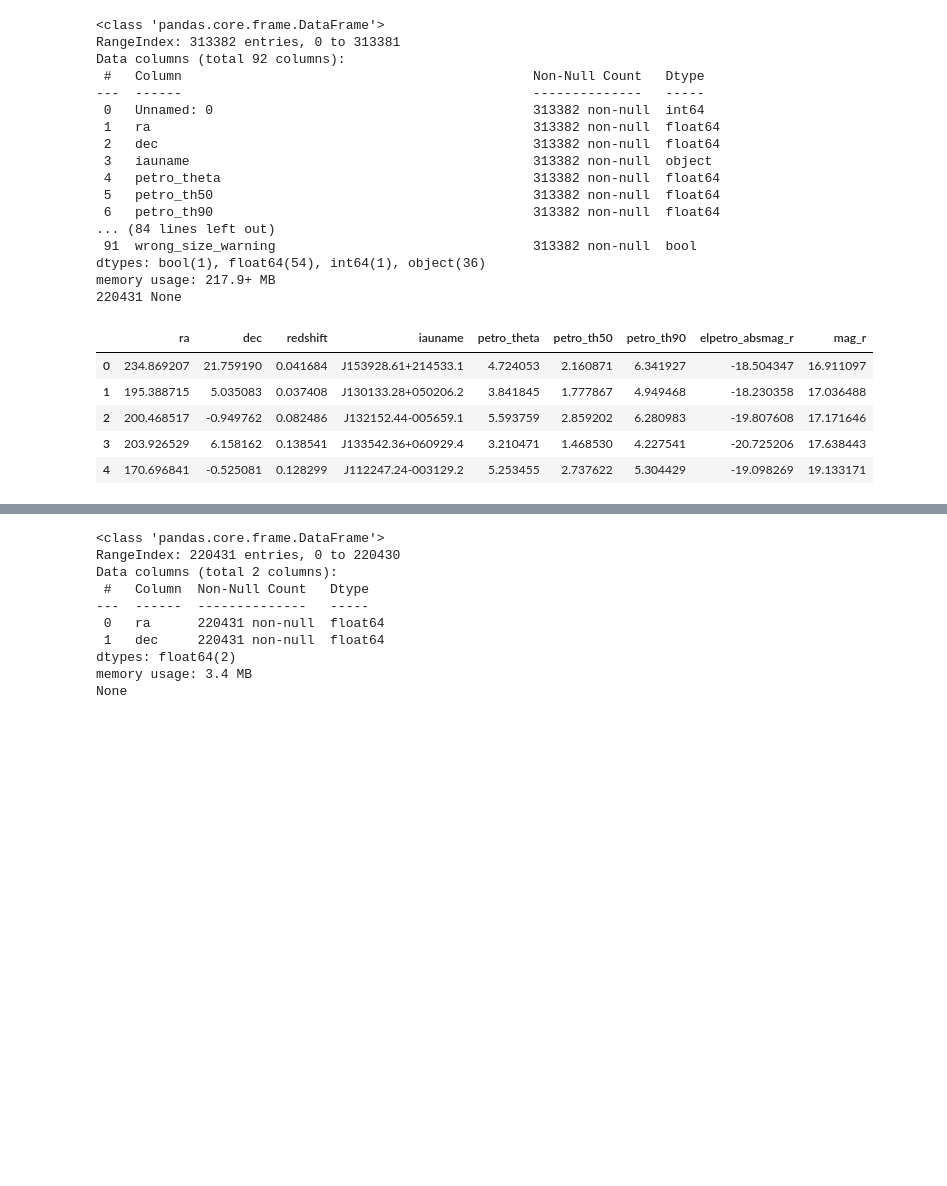
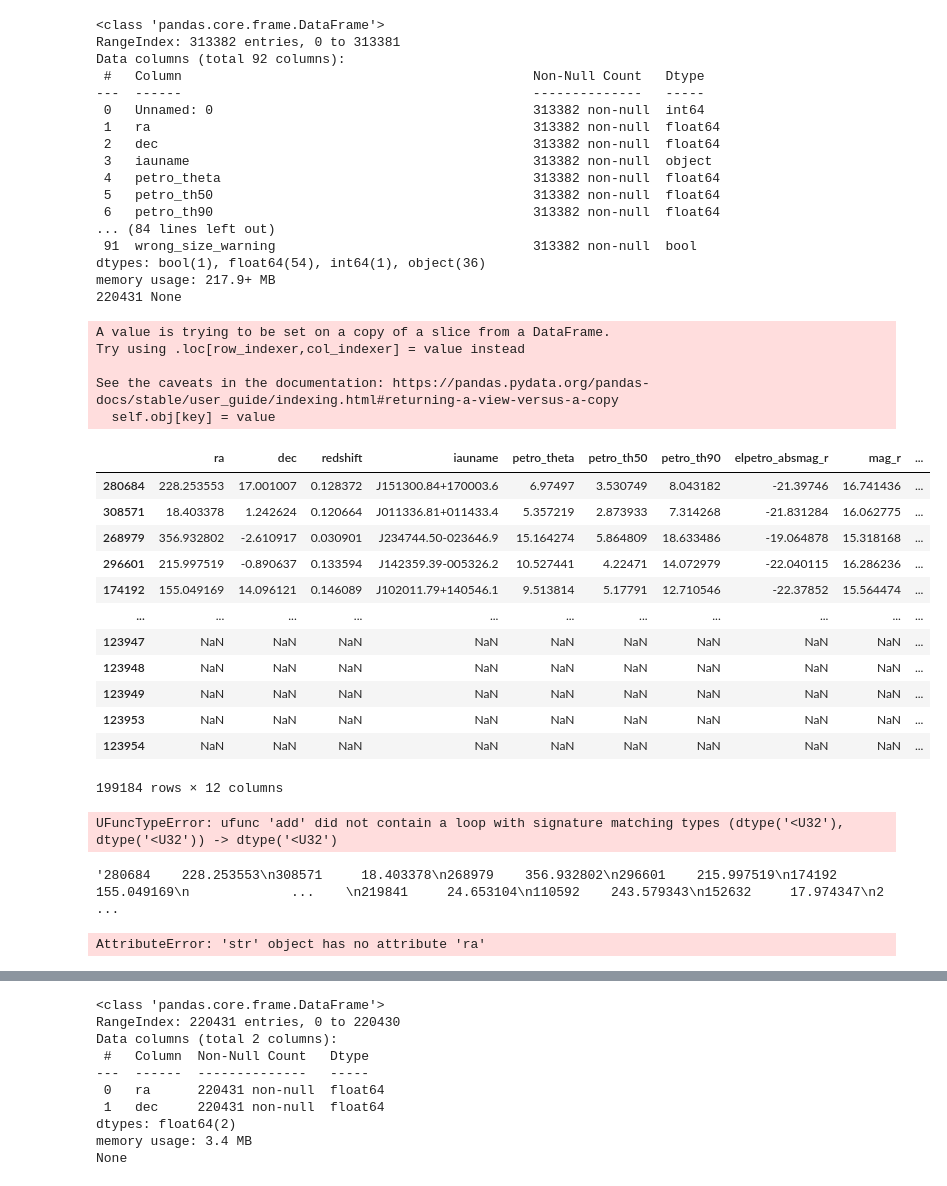
Before and after one commit to Astro-Astre/Pixel-based_DeepLearningTechnic, a Jupyter notebook: pred_sdss.ipynb, the cells around one changed output, grey strips where cells are left out. Saved outputs shown, nothing was run; the diff lists cells and outputs as text; code cells hidden in the pictures; blank space fills up the shorter version.

```diff
--- a/pred_sdss.ipynb
+++ b/pred_sdss.ipynb
@@ -29,17 +29,6 @@ Data columns (total 92 columns):
 dtypes: bool(1), float64(54), int64(1), object(36)
 memory usage: 217.9+ MB
 220431 None
-# %%
-decals_df = decals_df.loc[:,["ra", "dec", "redshift", "iauname", "petro_theta", "petro_th50", "petro_th90", "elpetro_absmag_r", "mag_r"]]
-# %%
-decals_df.head(5)
-# %% [output]
-|  | ra | dec | redshift | iauname | petro_theta | petro_th50 | petro_th90 | elpetro_absmag_r | mag_r |
-| 0 | 234.869207 | 21.759190 | 0.041684 | J153928.61+214533.1 | 4.724053 | 2.160871 | 6.341927 | -18.504347 | 16.911097 |
-| 1 | 195.388715 | 5.035083 | 0.037408 | J130133.28+050206.2 | 3.841845 | 1.777867 | 4.949468 | -18.230358 | 17.036488 |
-| 2 | 200.468517 | -0.949762 | 0.082486 | J132152.44-005659.1 | 5.593759 | 2.859202 | 6.280983 | -19.807608 | 17.171646 |
-| 3 | 203.926529 | 6.158162 | 0.138541 | J133542.36+060929.4 | 3.210471 | 1.468530 | 4.227541 | -20.725206 | 17.638443 |
-| 4 | 170.696841 | -0.525081 | 0.128299 | J112247.24-003129.2 | 5.253455 | 2.737622 | 5.304429 | -19.098269 | 19.133171 |
 # %%
 from sklearn.model_selection import train_test_split
 threshold = 0.5
@@ -95,6 +84,12 @@ diskNoBar_train, diskNoBar_valid = train_test_split(diskNoBar_train, test_size=0
 
 diskStrongBar_train, diskStrongBar_test = train_test_split(diskStrongBar, test_size=0.1, random_state=1926)
 diskStrongBar_train, diskStrongBar_valid = train_test_split(diskStrongBar_train, test_size=0.1, random_state=1926)
+# %% [output]
+A value is trying to be set on a copy of a slice from a DataFrame.
+Try using .loc[row_indexer,col_indexer] = value instead
+
+See the caveats in the documentation: https://pandas.pydata.org/pandas-docs/stable/user_guide/indexing.html#returning-a-view-versus-a-copy
+  self.obj[key] = value
 # %%
 merger_train = merger_train.loc[:,["ra", "dec", "redshift", "iauname", "petro_theta", "petro_th50", "petro_th90", "elpetro_absmag_r", "mag_r", "label"]]
 merger_test = merger_test.loc[:,["ra", "dec", "redshift", "iauname", "petro_theta", "petro_th50", "petro_th90", "elpetro_absmag_r", "mag_r", "label"]]
@@ -146,5 +141,26 @@ diskStrongBar_test.loc[:, "func"] = "test"
 diskStrongBar_valid.loc[:, "func"] = "valid"
 # %%
 df = pd.concat([merger_train, merger_test, merger_valid, smoothRounded_train, smoothRounded_test, smoothRounded_valid, smoothInBetween_train, smoothInBetween_test, smoothInBetween_valid, smoothCigarShaped_train, smoothCigarShaped_test, smoothCigarShaped_valid, edgeOn_train, edgeOn_test, edgeOn_valid, diskNoBar_train, diskNoBar_test, diskNoBar_valid, diskStrongBar_train, diskStrongBar_test, diskStrongBar_valid])
+# %%
+df.loc[:, 'fname'] = "nan"
+for i in range(len(df)):
+    line = str(df.iloc[i].ra) + "_" + str(df.iloc[i].dec) + ".fits"
+    df.loc[i, 'fname'] = line
+# %%
+df
+# %% [output]
+|  | ra | dec | redshift | iauname | petro_theta | petro_th50 | petro_th90 | elpetro_absmag_r | mag_r | ... |
+| 280684 | 228.253553 | 17.001007 | 0.128372 | J151300.84+170003.6 | 6.97497 | 3.530749 | 8.043182 | -21.39746 | 16.741436 | ... |
+| 308571 | 18.403378 | 1.242624 | 0.120664 | J011336.81+011433.4 | 5.357219 | 2.873933 | 7.314268 | -21.831284 | 16.062775 | ... |
+| 268979 | 356.932802 | -2.610917 | 0.030901 | J234744.50-023646.9 | 15.164274 | 5.864809 | 18.633486 | -19.064878 | 15.318168 | ... |
+| 296601 | 215.997519 | -0.890637 | 0.133594 | J142359.39-005326.2 | 10.527441 | 4.22471 | 14.072979 | -22.040115 | 16.286236 | ... |
+| 174192 | 155.049169 | 14.096121 | 0.146089 | J102011.79+140546.1 | 9.513814 | 5.17791 | 12.710546 | -22.37852 | 15.564474 | ... |
+| ... | ... | ... | ... | ... | ... | ... | ... | ... | ... | ... |
+| 123947 | NaN | NaN | NaN | NaN | NaN | NaN | NaN | NaN | NaN | ... |
+| 123948 | NaN | NaN | NaN | NaN | NaN | NaN | NaN | NaN | NaN | ... |
+| 123949 | NaN | NaN | NaN | NaN | NaN | NaN | NaN | NaN | NaN | ... |
+| 123953 | NaN | NaN | NaN | NaN | NaN | NaN | NaN | NaN | NaN | ... |
+| 123954 | NaN | NaN | NaN | NaN | NaN | NaN | NaN | NaN | NaN | ... |
+199184 rows × 12 columns
 # %%
 df.to_csv("/data/renhaoye/decals_2022/dataset_decals.csv")
@@ -150,0 +169,12 @@ df.to_csv("/data/renhaoye/decals_2022/dataset_decals.csv")
+# %%
+x.loc[:, 'fname'] = x.loc[:, 'ra'].astype(str) + "_" + x.loc[:, 'dec'] + ".fits"
+# %% [output]
+UFuncTypeError: ufunc 'add' did not contain a loop with signature matching types (dtype('<U32'), dtype('<U32')) -> dtype('<U32')
+# %%
+x.iloc[1].fname
+# %% [output]
+'280684    228.253553\n308571     18.403378\n268979    356.932802\n296601    215.997519\n174192    155.049169\n             ...    \n219841     24.653104\n110592    243.579343\n152632     17.974347\n2 ...
+# %%
+x.fname = x.fname.map(lambda x: str(x.ra) + "_" + str(x.dec) + ".fits")
+# %% [output]
+AttributeError: 'str' object has no attribute 'ra'
```
Also changed, not shown: parts of 8 cells of this notebook, 9 other files.
